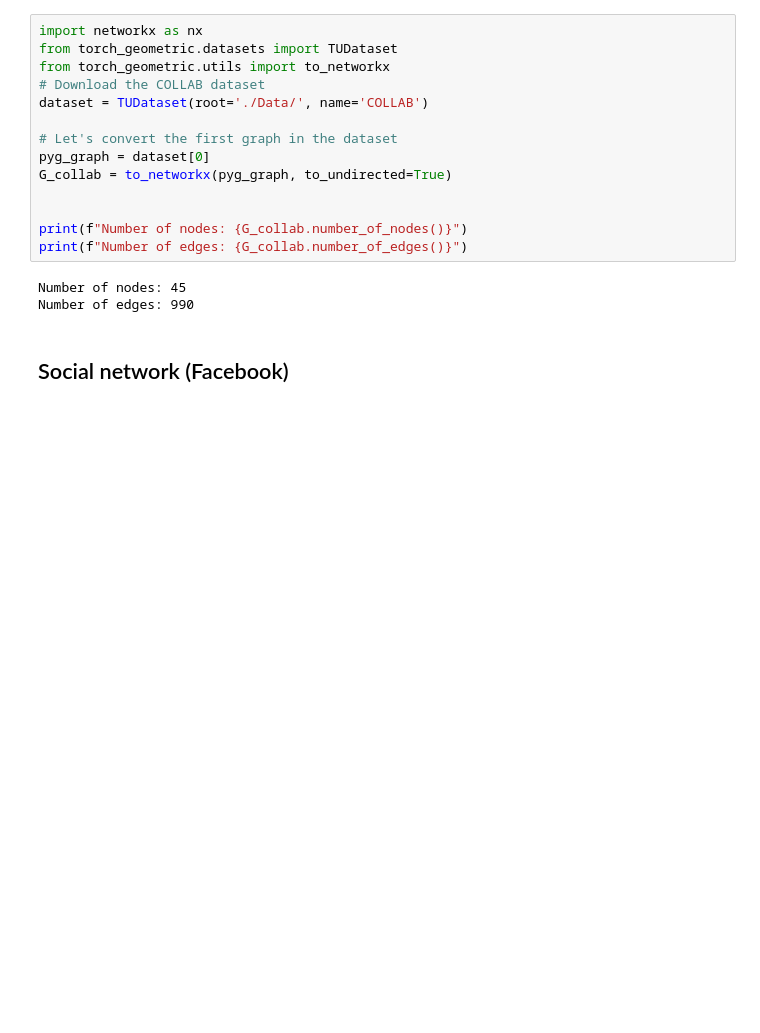
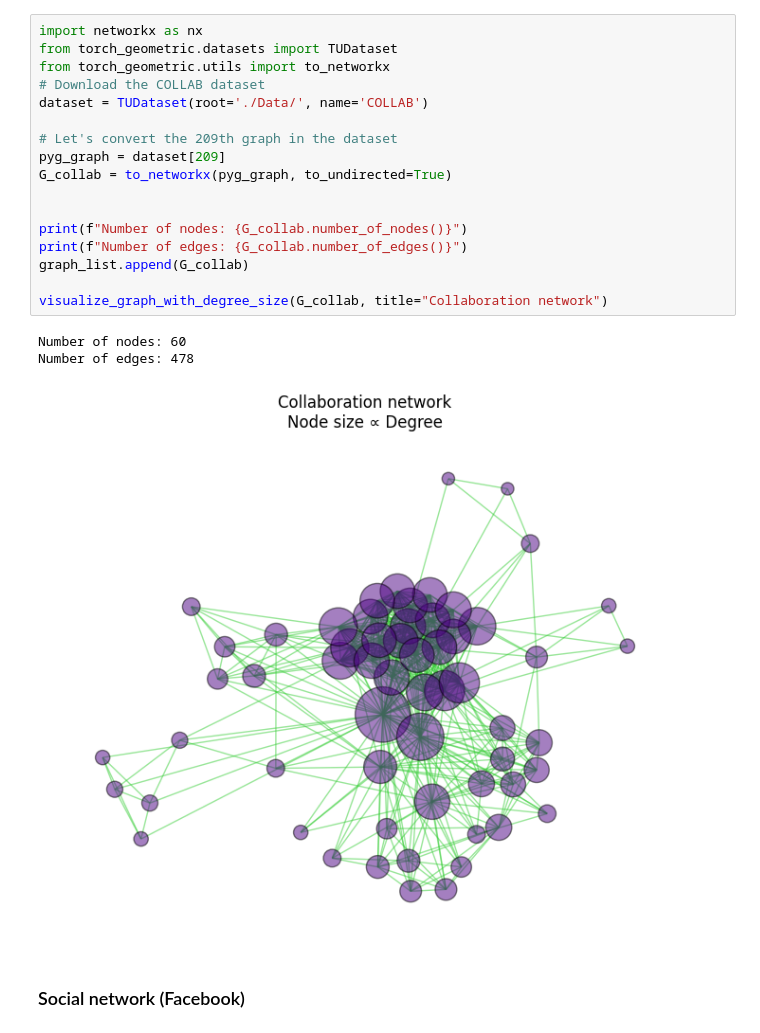
Before and after one commit to haotianh9/graph_teaching, a Jupyter notebook: NetworkScience/3_Real_Network.ipynb, the cells around one changed output. Drawn from its saved outputs; the diff is of its cells as text; blank space fills up the shorter version.

```diff
--- a/NetworkScience/3_Real_Network.ipynb
+++ b/NetworkScience/3_Real_Network.ipynb
@@ -28,22 +79,26 @@ Number of edges: 4693
 # %%
 import networkx as nx
 from torch_geometric.datasets import TUDataset
 from torch_geometric.utils import to_networkx
 # Download the COLLAB dataset
 dataset = TUDataset(root='./Data/', name='COLLAB')
 
-# Let's convert the first graph in the dataset
-pyg_graph = dataset[0]
+# Let's convert the 209th graph in the dataset
+pyg_graph = dataset[209]
 G_collab = to_networkx(pyg_graph, to_undirected=True)
 
 
 print(f"Number of nodes: {G_collab.number_of_nodes()}")
 print(f"Number of edges: {G_collab.number_of_edges()}")
+graph_list.append(G_collab)
+
+visualize_graph_with_degree_size(G_collab, title="Collaboration network")
 # %% [output]
-Number of nodes: 45
-Number of edges: 990
+Number of nodes: 60
+Number of edges: 478
+[figure, added]
 # %% [markdown]
-## Social network (Facebook)
+### Social network (Facebook)
 # %%
 # Download from Stanford Large Network Dataset Collection https://snap.stanford.edu/data/ego-Facebook.html
 
```
Also changed, not shown: parts of 11 cells of this notebook, 1 other file.
